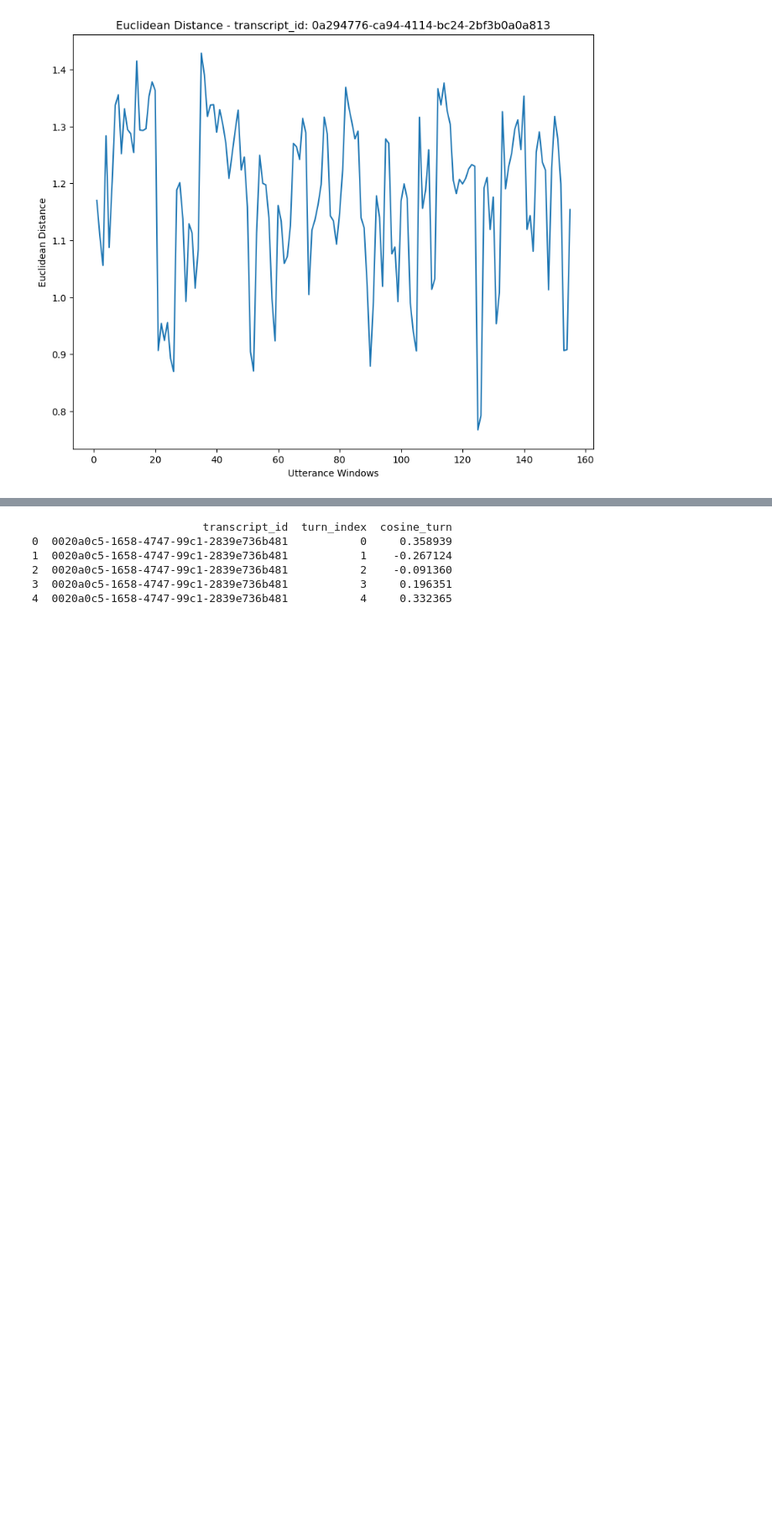
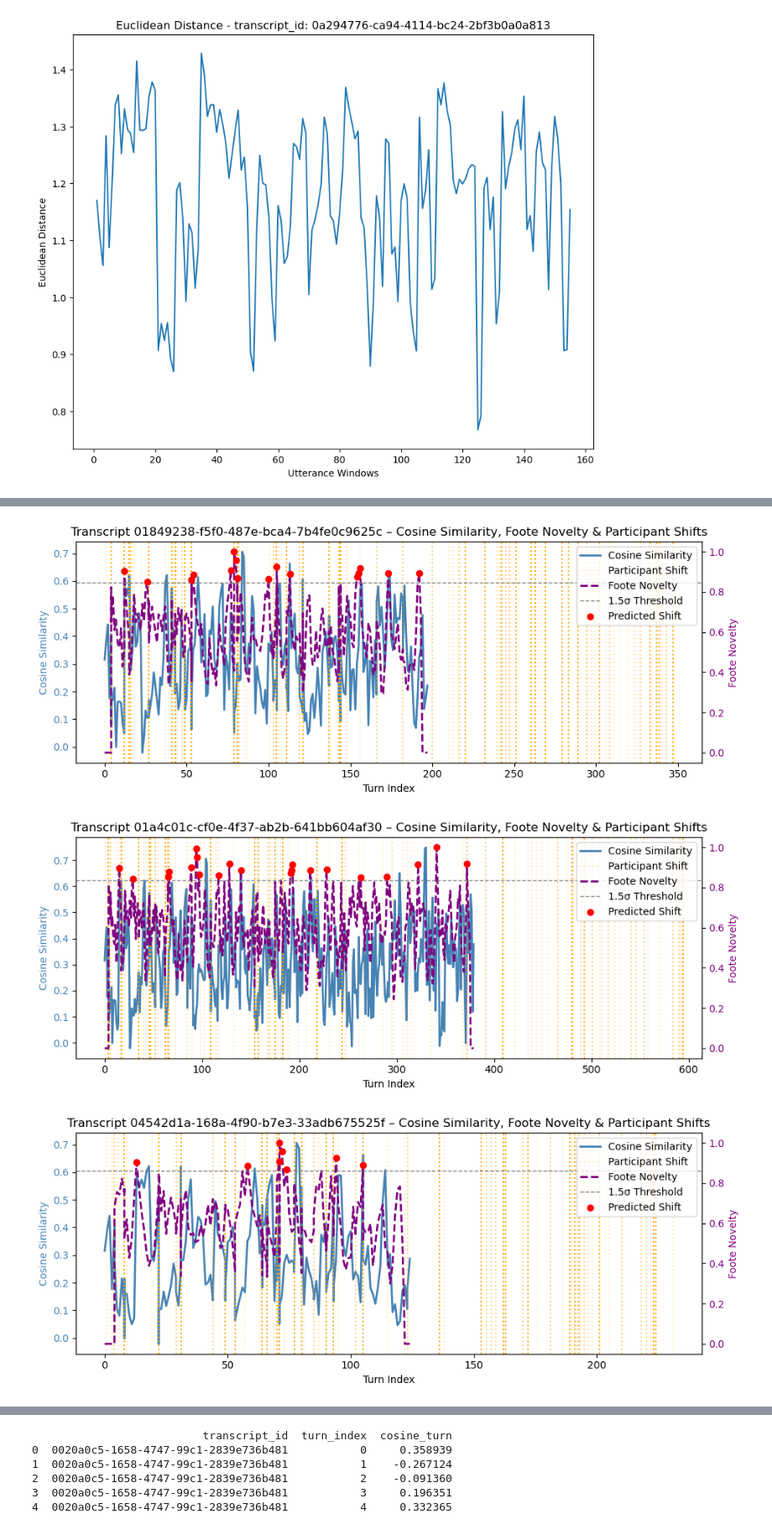
Before and after one commit to SocialInteractionLab/Candor, a Jupyter notebook: analysis-full/scripts/2-foraging-analyses.ipynb, the cells around one changed output, grey strips where cells are left out. Shown at 84% size. Cells and saved outputs as stored; diff of their text form; code cells hidden in the pictures; blank space fills up the shorter version.

```diff
--- a/analysis-full/scripts/2-foraging-analyses.ipynb
+++ b/analysis-full/scripts/2-foraging-analyses.ipynb
@@ -154,0 +300,75 @@ plt.show()
+# %%
+# now overlap the foote novelty and cosine similarity with participant annotations
+example_transcripts = dense['transcript_id'].unique()[:5]
+
+for tid in example_transcripts:
+    # get cosine similarity values from 3 tiled windows
+    cos_df = df[df['transcript_id'] == tid].sort_values('A_start_turn').reset_index(drop=True)
+
+    # get foote novelty from new foote_df data frame
+    nov_df = foote_df[foote_df['transcript_id'] == tid].copy()
+
+    # map novelty points to the first turn in their 3-utterance cluster (to account for A_start_turn etc)
+    nov_df['plot_turn'] = nov_df['turn_index'].map(
+        dict(zip(range(len(dense[dense['transcript_id']==tid])),
+                 dense[dense['transcript_id']==tid]['turn_id'])))
+
+    # align lengths
+    min_len = min(len(cos_df), len(nov_df))
+    cos_vals = cos_df['cosine_similarity'].values[:min_len]
+    nov_vals = nov_df['foote_novelty'].values[:min_len]
+    predicted = nov_df['predicted_shift'].values[:min_len]
+    turns = nov_df['plot_turn'].values[:min_len]  # use the mapped turn IDs for x-axis
+
+    # determine the threshold for plotting
+    threshold = nov_vals.mean() + 1.5 * nov_vals.std()
+
+    # get participant annotations
+    dense_transcript = dense[dense['transcript_id'] == tid]
+    shift_counts = dense_transcript.groupby('turn_id')['new_topic'].apply(lambda x: x.notnull().sum())
+    shift_counts = shift_counts[shift_counts > 0]  # only turns with at least 1 participant
+
+    # keep only shifts within plotted range
+    # triple check this, not sure it's doing what I want...
+    #shift_counts = shift_counts[shift_counts.index.isin(turns)]
+
+    # plot!
+    fig, ax1 = plt.subplots(figsize=(10,4))
+
+    # cosine similarity
+    ax1.plot(turns, cos_vals, color='steelblue', lw=2, label='Cosine Similarity')
+    ax1.set_xlabel('Turn Index')
+    ax1.set_ylabel('Cosine Similarity', color='steelblue')
+    ax1.tick_params(axis='y', labelcolor='steelblue')
+
+    # foote novelty
+    ax2 = ax1.twinx()
+    ax2.plot(turns, nov_vals, color='purple', linestyle='--', lw=2, label='Foote Novelty')
+    ax2.axhline(threshold, color='gray', ls='--', lw=1, label='1.5σ Threshold')
+    ax2.set_ylabel('Foote Novelty', color='purple')
+    ax2.tick_params(axis='y', labelcolor='purple')
+
+    # points of predicted shifts
+    peak_idx = np.where(predicted == 1)[0]
+    ax2.scatter(turns[peak_idx], nov_vals[peak_idx], color='red', zorder=5, label='Predicted Shift')
+
+    # participant-determined topic shifts with alpha for number of annotators
+    plotted_first = False
+    for turn, count in shift_counts.items():
+        alpha = 0.2 if count == 1 else 0.5 if count == 2 else 1.0
+        ax1.axvline(x=turn, color='orange', linestyle=':', lw=1.5,
+                    alpha=alpha, label='Participant Shift' if not plotted_first else "")
+        plotted_first = True
+
+    # create title and legend
+    plt.title(f'Transcript {tid} – Cosine Similarity, Foote Novelty & Participant Shifts')
+    fig.tight_layout()
+    lines, labels = ax1.get_legend_handles_labels()
+    lines2, labels2 = ax2.get_legend_handles_labels()
+    ax2.legend(lines + lines2, labels + labels2, loc='upper right')
+
+    plt.show()
+# %% [output]
+[figure, added]
+[figure, added]
+[figure, added]
```
Also changed, not shown: parts of 13 cells of this notebook.
